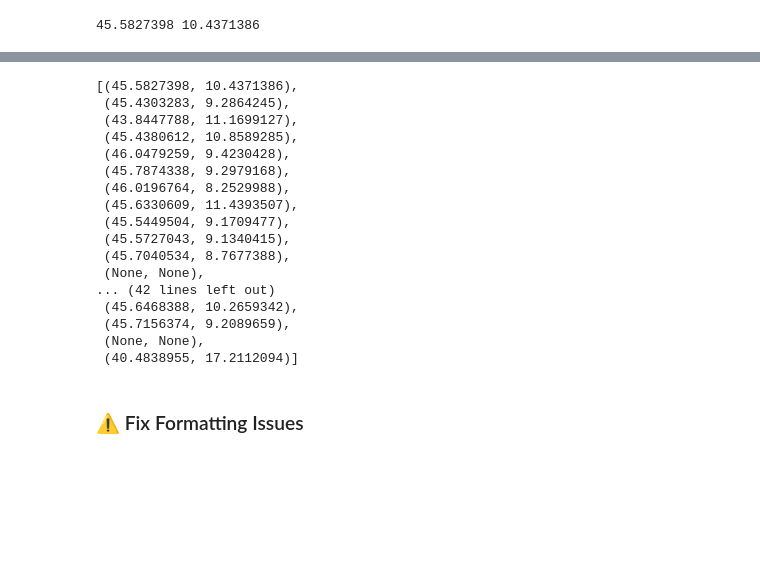
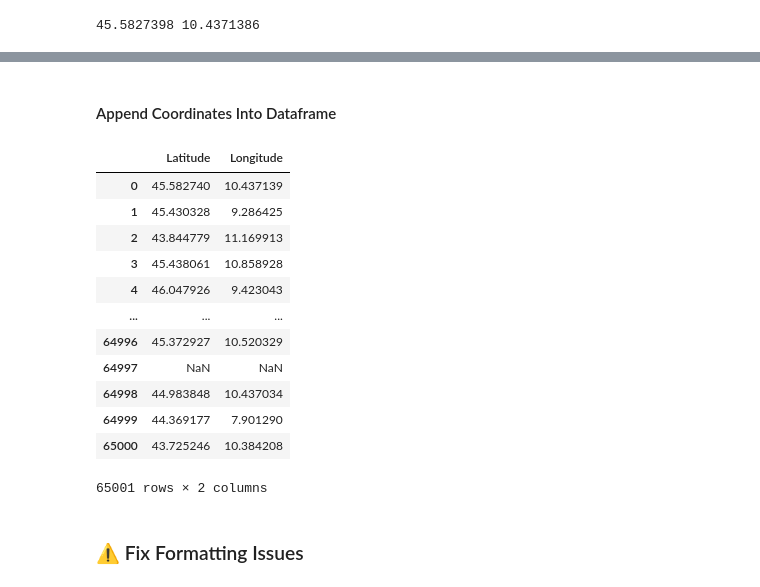
Before and after one commit to mitano-17/Nidec-Drives-Data-Cleaning, a Jupyter notebook: Dataset_Italy_Cleaner.ipynb, the cells around one changed output, grey strips where cells are left out. Cells and saved outputs as stored; diff of their text form; code cells hidden in the pictures; blank space fills up the shorter version.

Commit message:
Added Geocode

```diff
--- a/Dataset_Italy_Cleaner.ipynb
+++ b/Dataset_Italy_Cleaner.ipynb
@@ -188,20 +186,2 @@ KeyboardInterrupt:
 # %%
-results
+results_df = pd.DataFrame(results)
-# %% [output]
-[(45.5827398, 10.4371386),
- (45.4303283, 9.2864245),
- (43.8447788, 11.1699127),
- (45.4380612, 10.8589285),
- (46.0479259, 9.4230428),
- (45.7874338, 9.2979168),
- (46.0196764, 8.2529988),
- (45.6330609, 11.4393507),
- (45.5449504, 9.1709477),
- (45.5727043, 9.1340415),
- (45.7040534, 8.7677388),
- (None, None),
-... (42 lines left out)
- (45.6468388, 10.2659342),
- (45.7156374, 9.2089659),
- (None, None),
- (40.4838955, 17.2112094)]
@@ -207,0 +190,20 @@ results
+# %% [markdown]
+<h4>Append Coordinates Into Dataframe</h4>
+# %%
+geocoded_df = pd.read_csv("datasets\input\Italy_coordinates.csv",header=None, names=['Latitude', 'Longitude'])
+# %%
+geocoded_df
+# %% [output]
+|  | Latitude | Longitude |
+| 0 | 45.582740 | 10.437139 |
+| 1 | 45.430328 | 9.286425 |
+| 2 | 43.844779 | 11.169913 |
+| 3 | 45.438061 | 10.858928 |
+| 4 | 46.047926 | 9.423043 |
+| ... | ... | ... |
+| 64996 | 45.372927 | 10.520329 |
+| 64997 | NaN | NaN |
+| 64998 | 44.983848 | 10.437034 |
+| 64999 | 44.369177 | 7.901290 |
+| 65000 | 43.725246 | 10.384208 |
+65001 rows × 2 columns
```
Also changed, not shown: parts of 10 cells of this notebook.
